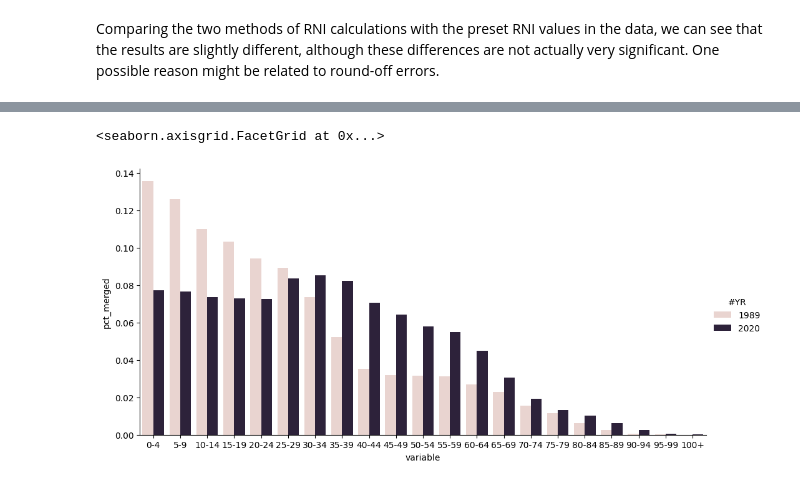
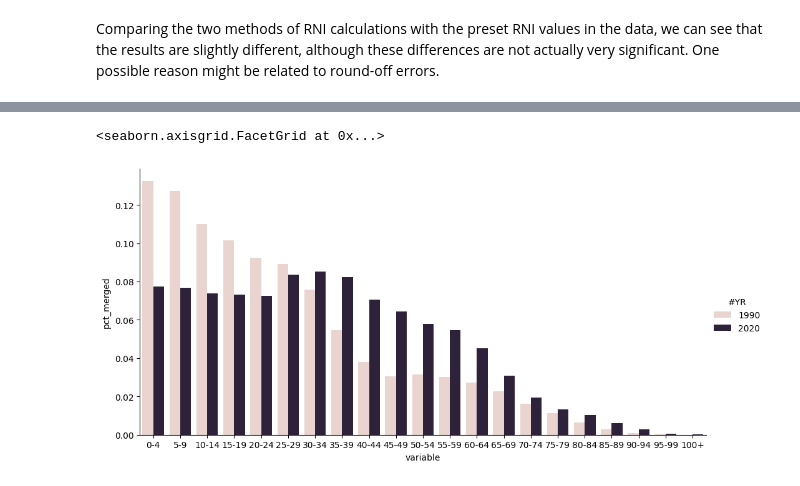
Before and after one commit to thaianle/international-database, a Jupyter notebook: idb5yr-python.ipynb, the cells around one changed output, grey strips where cells are left out. Saved outputs shown, nothing was run; the diff lists cells and outputs as text; code cells hidden in the pictures.

Commit message:
Finalize the female age distributions

```diff
--- a/idb5yr-python.ipynb
+++ b/idb5yr-python.ipynb
@@ -32,0 +35,3 @@ Variable descriptions: https://api.census.gov/data/timeseries/idb/5year/variable
+# %%
+idb5yr.dropna(inplace = True)
+idb5yr.head(10)
@@ -163,5 +164,5 @@ How had the age distribution of Vietnam changed from 1989 to 2020?
 # %%
-vn_comparison = idb5yr[np.logical_and(idb5yr['#YR'].isin([1989, 2020]), idb5yr['GEO_ID'] == 'W140000WOVN')]
+vn_comparison = idb5yr[np.logical_and(idb5yr['#YR'].isin([1990, 2020]), idb5yr['GEO_ID'] == 'W140000WOVN')]
 vn_comparison
 # %% [output]
 |  | #YR | GEO_ID | AREA_KM2 | ASFR15_19 | ASFR20_24 | ASFR25_29 | ASFR30_34 | ASFR35_39 | ASFR40_44 | ... |
@@ -300,18 +203,25 @@ vn_fpop.head(10)
 | 41 | 2020 | W140000WOVN | FPOP20_24 | 3687197.0 |
 # %%
+# Copy the DataFrame to avoid SettingWithCopyWarning
+vn_fpop_reshaped = vn_fpop.copy()
+
 # Divide each value by the total to have the percentage
-vn_fpop.loc[:, 'pct_1989'] = vn_fpop['value'] / vn_fpop[vn_fpop['#YR'] == 1989]['value'].sum()
-vn_fpop.loc[:, 'pct_2020'] = vn_fpop['value'] / vn_fpop[vn_fpop['#YR'] == 2020]['value'].sum()
+vn_fpop_reshaped['pct_1990'] = vn_fpop_reshaped['value'] / vn_fpop_reshaped[vn_fpop_reshaped['#YR'] == 1990]['value'].sum()
+vn_fpop_reshaped['pct_2020'] = vn_fpop_reshaped['value'] / vn_fpop_reshaped[vn_fpop_reshaped['#YR'] == 2020]['value'].sum()
 
 # Set null for the percentages in the "wrong year"
-vn_fpop.loc[vn_fpop['#YR'] == 1989, 'pct_2020'] = np.nan
-vn_fpop.loc[vn_fpop['#YR'] == 2020, 'pct_1989'] = np.nan
-vn_fpop.loc[:, 'pct_merged'] = vn_fpop['pct_1989'].combine_first(vn_fpop['pct_2020'])
+vn_fpop_reshaped.loc[vn_fpop_reshaped['#YR'] == 1990, 'pct_2020'] = np.nan
+vn_fpop_reshaped.loc[vn_fpop_reshaped['#YR'] == 2020, 'pct_1990'] = np.nan
+vn_fpop_reshaped['pct_merged'] = vn_fpop_reshaped['pct_1990'].combine_first(vn_fpop_reshaped['pct_2020'])
 
-age_order = ['FPOP0_4', 'FPOP5_9', 'FPOP10_14', 'FPOP15_19', 'FPOP20_24', 'FPOP25_29',
-                        'FPOP30_34', 'FPOP35_39', 'FPOP40_44', 'FPOP45_49', 'FPOP50_54', 'FPOP55_59', 'FPOP60_64', 'FPOP65_69', 'FPOP70_74',
-                        'FPOP75_79', 'FPOP80_84', 'FPOP85_89', 'FPOP90_94', 'FPOP95_99', 'FPOP100_']
-vn_fpop.loc[:, 'variable'] = pd.Categorical(vn_fpop['variable'], categories = age_order, ordered = True)
-vn_fpop = vn_fpop.sort_values(['variable', '#YR'])
-vn_fpop
+# Rearranging age groups in an arbitrary order to fit the age distribution
+age_order = ['FPOP0_4', 'FPOP5_9', 'FPOP10_14', 'FPOP15_19', 'FPOP20_24', 'FPOP25_29', 'FPOP30_34', 'FPOP35_39',
+             'FPOP40_44', 'FPOP45_49', 'FPOP50_54', 'FPOP55_59', 'FPOP60_64', 'FPOP65_69', 'FPOP70_74', 'FPOP75_79',
+             'FPOP80_84', 'FPOP85_89', 'FPOP90_94', 'FPOP95_99', 'FPOP100_']
+
+vn_fpop_reshaped['variable'].astype('category')
+vn_fpop_reshaped['variable'] = pd.Categorical(vn_fpop_reshaped['variable'], categories = age_order, ordered = True)
+vn_fpop_reshaped = vn_fpop_reshaped.sort_values(['variable', '#YR'])
+
+vn_fpop_reshaped.head(10)
 # %% [output]
@@ -335,7 +239,7 @@ vn_fpop
 # %%
-vn_plot = sns.catplot(data = vn_fpop, x = 'variable', y = 'pct_merged', hue = '#YR', kind = 'bar', aspect = 2)
+vn_plot = sns.catplot(data = vn_fpop_reshaped, x = 'variable', y = 'pct_merged', hue = '#YR', kind = 'bar', aspect = 2)
 vn_plot.set_xticklabels(['0-4', '5-9', '10-14', '15-19', '20-24', '25-29', '30-34', '35-39', '40-44', '45-49', '50-54', '55-59',
                               '60-64', '65-69', '70-74', '75-79', '80-84', '85-89', '90-94', '95-99', '100+'])
 # %% [output]
 <seaborn.axisgrid.FacetGrid at 0x...>
-[figure, old version]
+[figure, new version]
```
Also changed, not shown: parts of 22 cells of this notebook.
